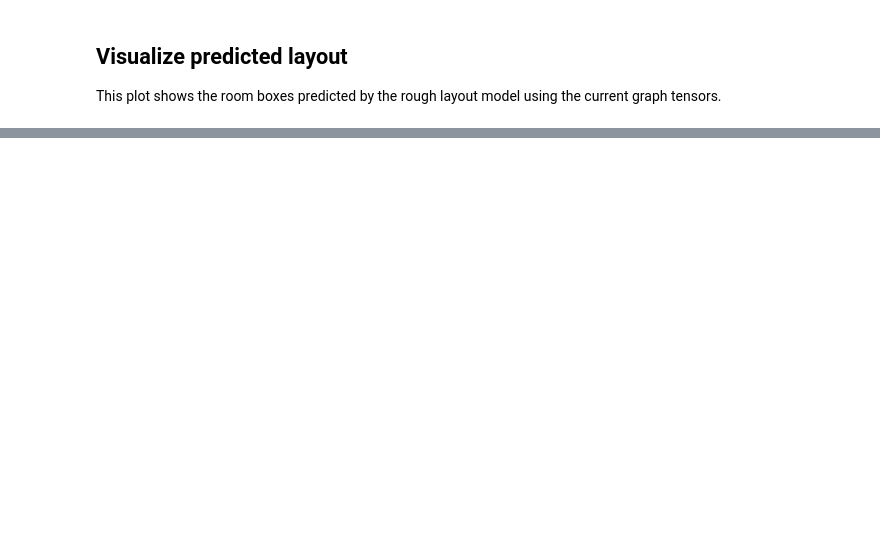
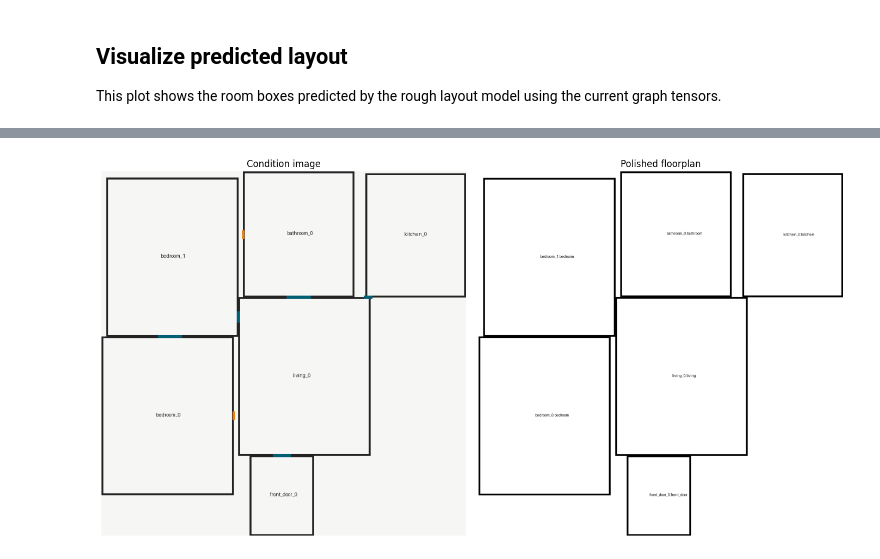
Before and after one commit to dexterhere04/FloorPlan-Pipeline, a Jupyter notebook: complete_workflow.ipynb, the cells around one changed output, grey strips where cells are left out. Drawn from its saved outputs; the diff is of its cells as text; code cells hidden in the pictures; blank space fills up the shorter version.

Commit message:
final floorplan

```diff
--- a/complete_workflow.ipynb
+++ b/complete_workflow.ipynb
@@ -1772,0 +1959,81 @@ Violated edges: 1
+# %%
+import matplotlib.pyplot as plt
+import torch
+
+_require_runtime_inputs()
+
+POLISH_CONFIG = {
+    "cond_size": 768,
+    "seed": 42,
+    "strength": 0.40,
+    "guidance_scale": 0.0,
+    "fast_steps_cuda": 4,
+    "fast_steps_cpu": 8,
+    "save_dir": Path(PROJECT_ROOT) / "docs",
+    "save_prefix": "polished_floorplan_hf",
+}
+
+POLISH_CONFIG["save_dir"].mkdir(parents=True, exist_ok=True)
+
+condition_img = render_condition_image(predicted_boxes_norm, graph, size=POLISH_CONFIG["cond_size"])
+prompt, negative_prompt = build_floorplan_prompt(graph)
+
+runtime_device = "cuda" if torch.cuda.is_available() else "cpu"
+runtime_dtype = torch.float16 if runtime_device == "cuda" else torch.float32
+steps = POLISH_CONFIG["fast_steps_cuda"] if runtime_device == "cuda" else POLISH_CONFIG["fast_steps_cpu"]
+
+start = time.perf_counter()
+used_fallback = False
+pipeline_name = "unavailable"
+
+try:
+    from diffusers import AutoPipelineForImage2Image
+
+    pipe, pipeline_name = load_fast_img2img_pipeline(runtime_device, runtime_dtype)
+    generator = torch.Generator(device=runtime_device).manual_seed(POLISH_CONFIG["seed"])
+
+    polished_img = pipe(
+        prompt=prompt,
+        negative_prompt=negative_prompt,
+        image=condition_img,
+        strength=POLISH_CONFIG["strength"],
+        guidance_scale=POLISH_CONFIG["guidance_scale"],
+        num_inference_steps=steps,
+        generator=generator,
+    ).images[0]
+except Exception as ex:
+    used_fallback = True
+    polished_img = render_blueprint_fallback(predicted_boxes_norm, graph, size=1024)
+    print("Diffusion pipeline unavailable or failed; using deterministic fallback.")
+    print(f"Reason: {ex}")
+
+elapsed = time.perf_counter() - start
+
+condition_path = POLISH_CONFIG["save_dir"] / f"{POLISH_CONFIG['save_prefix']}_condition.png"
+polished_path = POLISH_CONFIG["save_dir"] / f"{POLISH_CONFIG['save_prefix']}_output.png"
+condition_img.save(condition_path)
+polished_img.save(polished_path)
+
+plt.figure(figsize=(14, 7))
+plt.subplot(1, 2, 1)
+plt.imshow(condition_img)
+plt.axis("off")
+plt.title("Condition image")
+
+plt.subplot(1, 2, 2)
+plt.imshow(polished_img)
+plt.axis("off")
+plt.title("Polished floorplan")
+
+plt.tight_layout()
+plt.show()
+
+print("Polish run summary:")
+print(f"  - Device: {runtime_device}")
+print(f"  - Pipeline: {pipeline_name}")
+print(f"  - Fallback used: {used_fallback}")
+print(f"  - Steps: {steps}")
+print(f"  - Runtime: {elapsed:.2f}s")
+print(f"  - Saved condition image: {condition_path}")
+print(f"  - Saved polished image: {polished_path}")
+# %% [output]
@@ -1772,0 +2044 @@ Violated edges: 1
+[figure, added]
```
Also changed, not shown: parts of 16 cells of this notebook, 4 other files.
